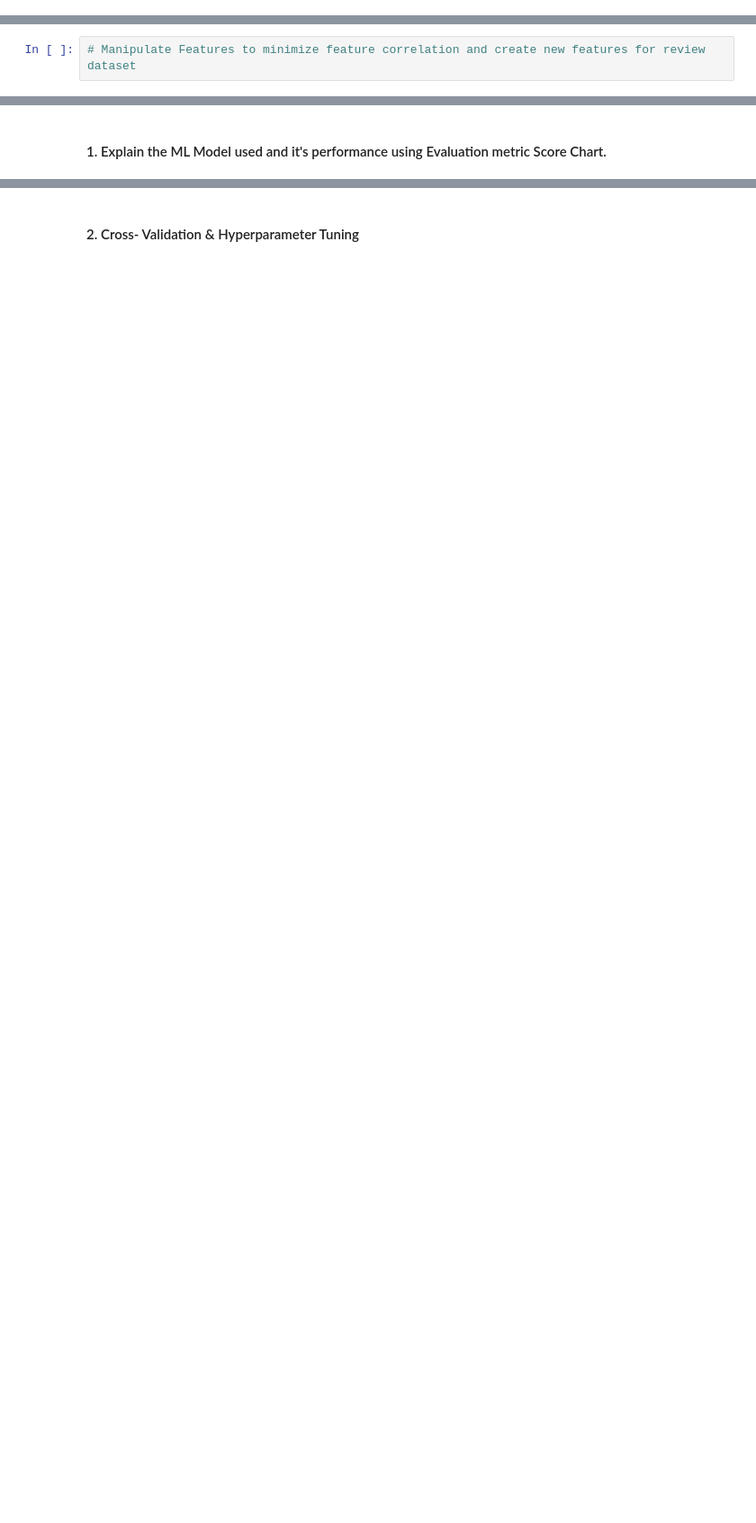
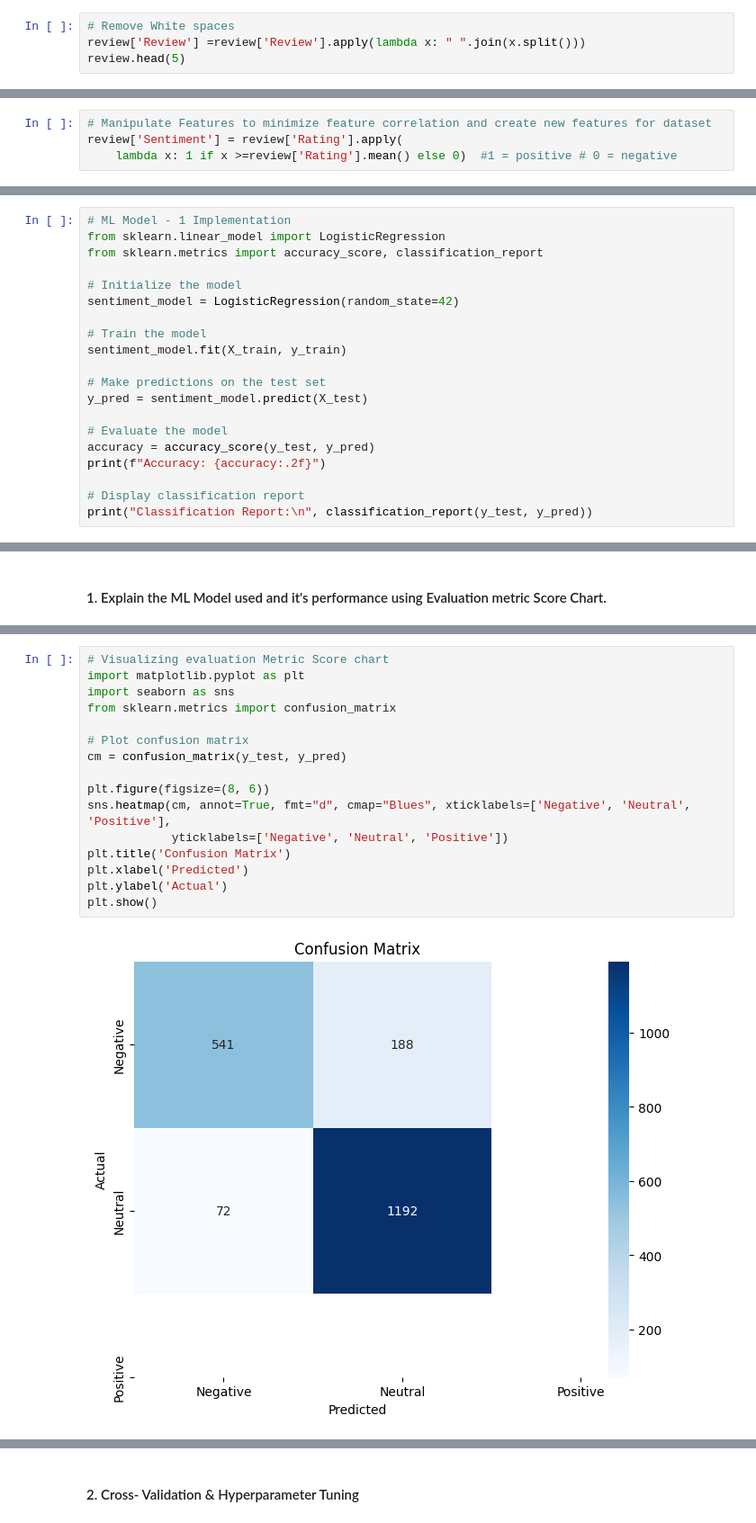
Before and after one commit to Manoharjha333/Zomato-Restaurant-Clustering-And-Sentiment-Analysis, a Jupyter notebook: Zomato_Restaurant_Clustering_And_Sentiment_Analysis.ipynb, the cells around one changed output, grey strips where cells are left out. Shown at 90% size. Saved outputs shown, nothing was run; the diff lists cells and outputs as text; blank space fills up the shorter version.

```diff
--- a/Zomato_Restaurant_Clustering_And_Sentiment_Analysis.ipynb
+++ b/Zomato_Restaurant_Clustering_And_Sentiment_Analysis.ipynb
@@ -1610,0 +1521,4 @@ review
+# %%
+# Remove White spaces
+review['Review'] =review['Review'].apply(lambda x: " ".join(x.split()))
+review.head(5)
@@ -1817,4 +1653,6 @@ Answer Here.
 # %% [markdown]
 #### 1. Feature Manipulation
 # %%
-# Manipulate Features to minimize feature correlation and create new features for review dataset
+# Manipulate Features to minimize feature correlation and create new features for dataset
+review['Sentiment'] = review['Rating'].apply(
+    lambda x: 1 if x >=review['Rating'].mean() else 0)  #1 = positive # 0 = negative
@@ -1896,0 +1755,20 @@ Answer Here.
+# %%
+# ML Model - 1 Implementation
+from sklearn.linear_model import LogisticRegression
+from sklearn.metrics import accuracy_score, classification_report
+
+# Initialize the model
+sentiment_model = LogisticRegression(random_state=42)
+
+# Train the model
+sentiment_model.fit(X_train, y_train)
+
+# Make predictions on the test set
+y_pred = sentiment_model.predict(X_test)
+
+# Evaluate the model
+accuracy = accuracy_score(y_test, y_pred)
+print(f"Accuracy: {accuracy:.2f}")
+
+# Display classification report
+print("Classification Report:\n", classification_report(y_test, y_pred))
@@ -1900,0 +1788,18 @@ Answer Here.
+# %%
+# Visualizing evaluation Metric Score chart
+import matplotlib.pyplot as plt
+import seaborn as sns
+from sklearn.metrics import confusion_matrix
+
+# Plot confusion matrix
+cm = confusion_matrix(y_test, y_pred)
+
+plt.figure(figsize=(8, 6))
+sns.heatmap(cm, annot=True, fmt="d", cmap="Blues", xticklabels=['Negative', 'Neutral', 'Positive'],
+            yticklabels=['Negative', 'Neutral', 'Positive'])
+plt.title('Confusion Matrix')
+plt.xlabel('Predicted')
+plt.ylabel('Actual')
+plt.show()
+# %% [output]
+[figure, added]
```
Also changed, not shown: parts of 59 cells of this notebook.
